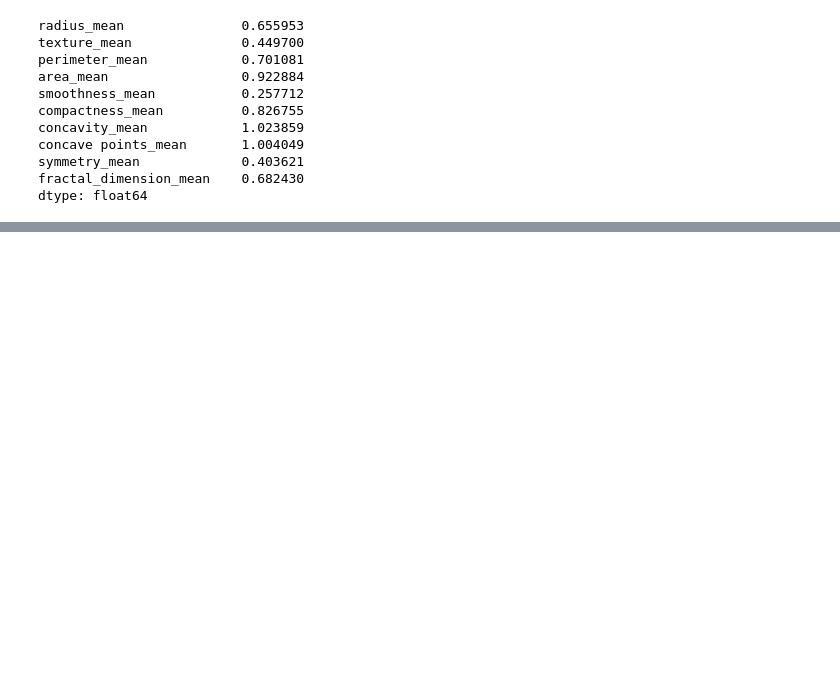
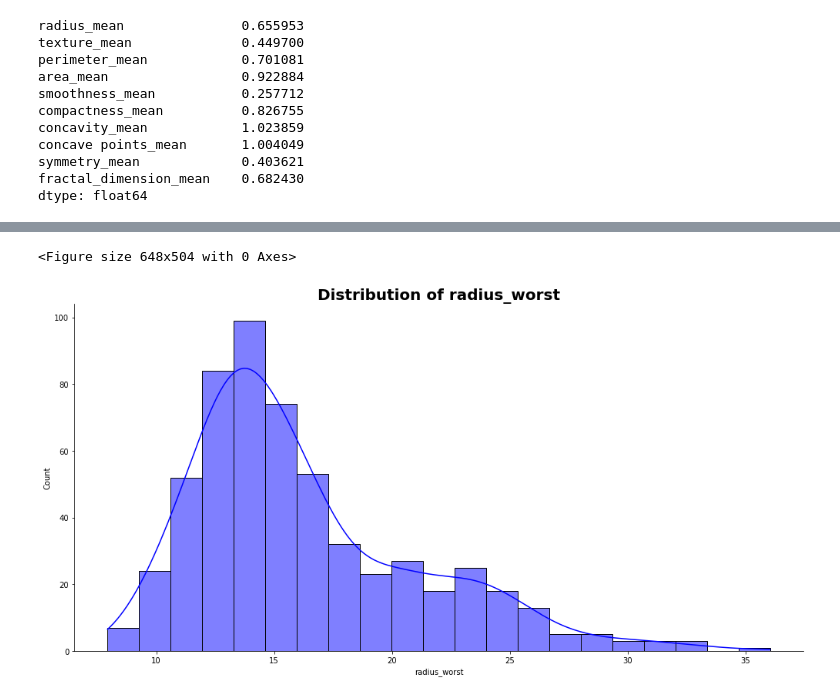
Before and after one commit to miz-ab/week_7-Casualty, a Jupyter notebook: notebooks/EDA.ipynb, the cells around one changed output, grey strips where cells are left out. Cells and saved outputs as stored; diff of their text form; code cells hidden in the pictures; blank space fills up the shorter version.

```diff
--- a/notebooks/EDA.ipynb
+++ b/notebooks/EDA.ipynb
@@ -218,0 +222,6 @@ plot.plot_hist(data_selected, 'radius_mean', 'green')
+# %%
+
+plot.plot_histogram(data, 'radius_worst', 'blue')
+# %% [output]
+<Figure size 648x504 with 0 Axes>
+[figure, added]
```
Also changed, not shown: parts of 3 cells of this notebook, 1 other file.
